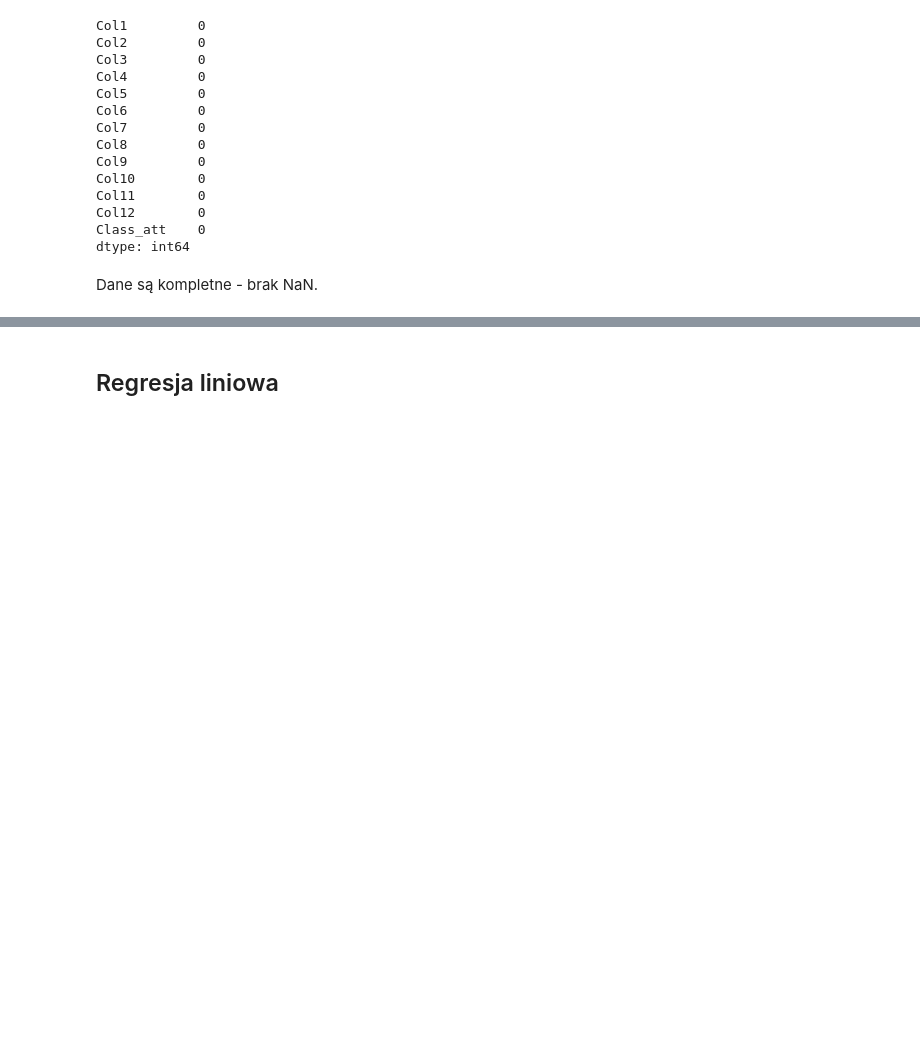
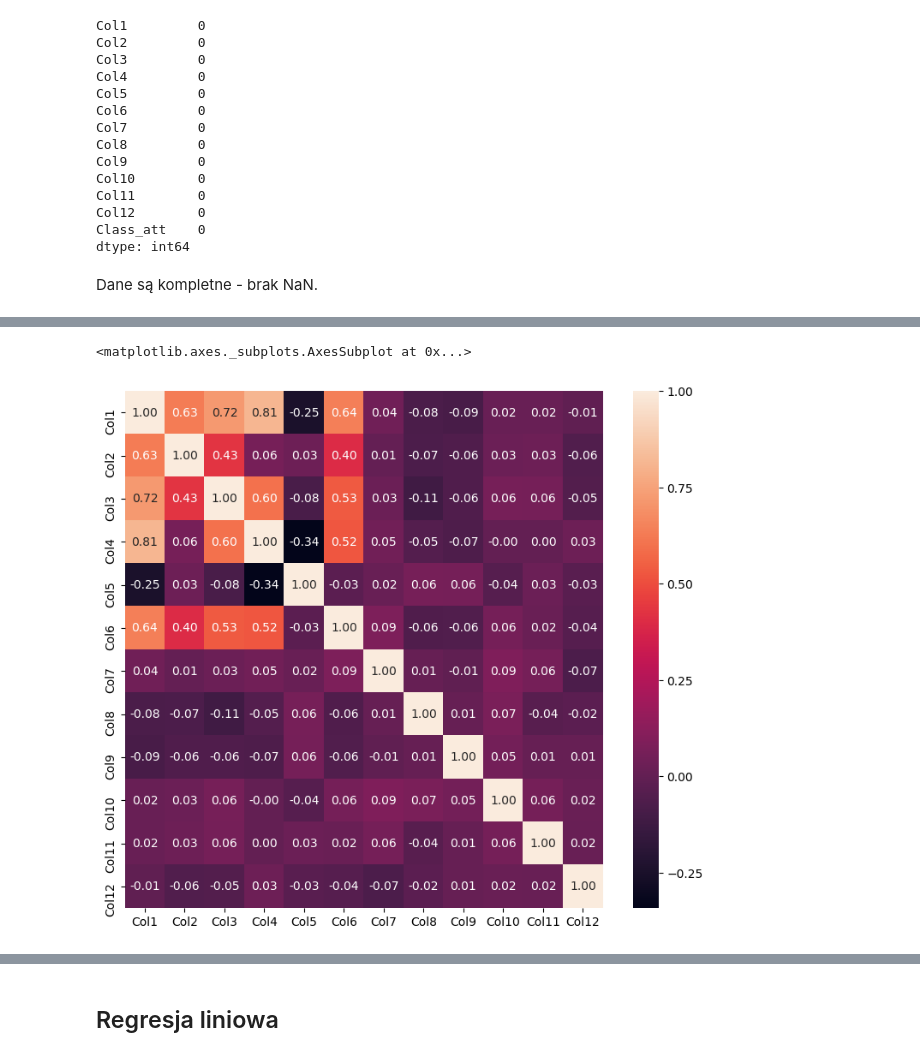
Before and after one commit to monika-osiak/lower-back-pain-classification, a Jupyter notebook: lower-back-pain-classification.ipynb, the cells around one changed output, grey strips where cells are left out. Cells and saved outputs as stored; diff of their text form; code cells hidden in the pictures; blank space fills up the shorter version.

```diff
--- a/lower-back-pain-classification.ipynb
+++ b/lower-back-pain-classification.ipynb
@@ -54,0 +58,10 @@ data.head()
+# %%
+from sklearn import preprocessing
+
+x = data.drop(["Class_att"],axis=1)
+y = data.Class_att.values
+names = x.columns
+
+scaler = preprocessing.StandardScaler()
+x = pd.DataFrame(scaler.fit_transform(x), columns=names)
+x.head()
@@ -54,0 +75,6 @@ data.head()
+# %%
+plt.figure(figsize=(9,8), dpi = 100)
+sns.heatmap(x.corr(), annot=True, fmt='.2f')
+# %% [output]
+<matplotlib.axes._subplots.AxesSubplot at 0x...>
+[figure, added]
```
Also changed, not shown: parts of 12 cells of this notebook.
